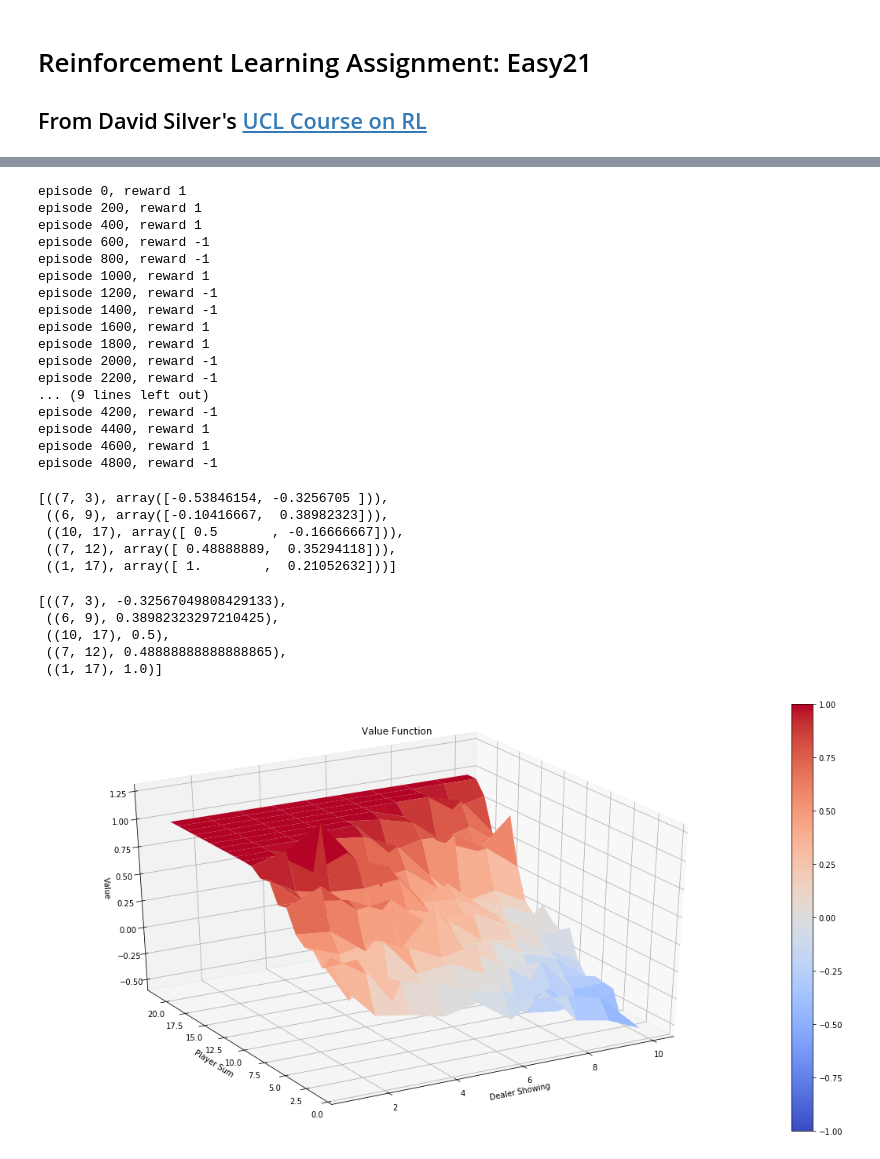
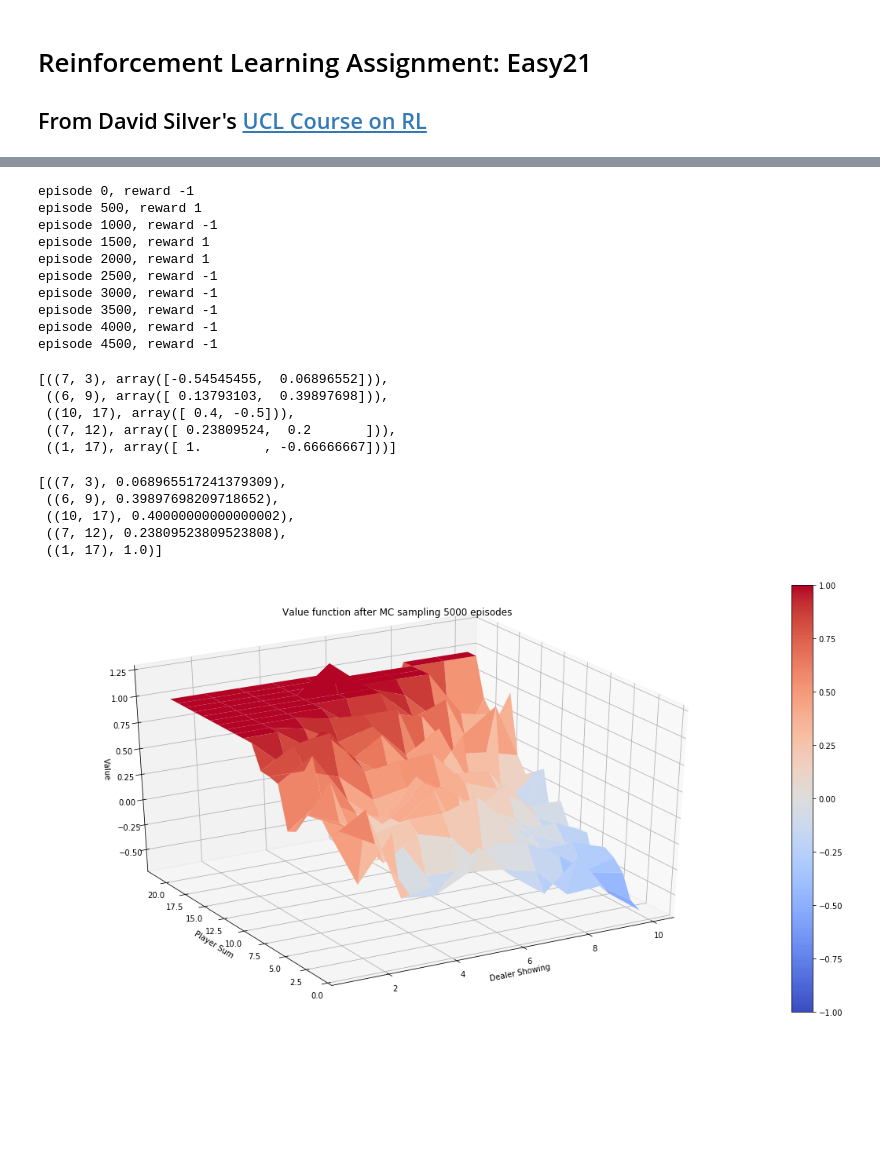
Before and after one commit to wangz10/Reinformcement-Learning, a Jupyter notebook: Easy21.ipynb, the cells around one changed output, grey strips where cells are left out. Drawn from its saved outputs; the diff is of its cells as text; code cells hidden in the pictures; blank space fills up the shorter version.

Commit message:
Updated Monte-Carlo control with different number of episodes

```diff
--- a/Easy21.ipynb
+++ b/Easy21.ipynb
@@ -125,14 +116,14 @@ def init_game():
 # %%
 Q = defaultdict(lambda: np.zeros(2, dtype=np.float))
 N_0 = 100
-# State counter N(s)
+# state counter N(s)
 N_s = Counter()
-# State-action pair counter N(s, a)
+# state-action pair counter N(s, a)
 N_s_a = Counter()
 
 def epsilon_greedy_policy(s, epsilon, Q):
     '''
-    Input state s, and epsilon,
+    Input state s, epsilon, and Q function/table
     return an array (A_probas) of probabilities corresponding to the actions.
     '''
     A_probas = (np.ones(2) / 2) * epsilon # initialize uniformly scaled by epsilon
@@ -145,27 +136,20 @@ n_episodes = 5000
 
 for i in range(n_episodes):
     s0 = init_game()
-
     t = 0
     is_terminated = False
-
-    episode = [] # (state, action, reward)
+    episode = [] # to store (state, action, reward)
     while not is_terminated:
-
         epsilon = N_0 / (N_0 + N_s[s0])
-
         A_probas = epsilon_greedy_policy(s0, epsilon, Q)
         a0 = np.random.choice([0, 1], p=A_probas)
-
         s1, r, is_terminated = step(s0, a0)
         episode.append((s0, a0, r))
-
         t += 1
         s0 = s1
 
-    if i % 200 == 0:
+    if i % 500 == 0:
         print 'episode %d, reward %d' % (i, r)
-
     # update counters after each episode
     N_s.update([s for s, _, _ in episode])
     N_s_a.update([(s,a) for s, a, _ in episode])
@@ -178,28 +162,20 @@ for i in range(n_episodes):
                                    if x[0] == s and x[1] == a)
         # rewards since the first occurance
         G = sum([r for _, _, r in episode[first_occurence_idx:]])
-
         # update Q
         alpha = 1 / N_s_a[(s, a)]
         Q[s][a] += alpha * (G - Q[s][a])
 # %% [output]
-episode 0, reward 1
-episode 200, reward 1
-episode 400, reward 1
-episode 600, reward -1
-episode 800, reward -1
-episode 1000, reward 1
-episode 1200, reward -1
-episode 1400, reward -1
-episode 1600, reward 1
-episode 1800, reward 1
-episode 2000, reward -1
-episode 2200, reward -1
-... (9 lines left out)
-episode 4200, reward -1
-episode 4400, reward 1
-episode 4600, reward 1
-episode 4800, reward -1
+episode 0, reward -1
+episode 500, reward 1
+episode 1000, reward -1
+episode 1500, reward 1
+episode 2000, reward 1
+episode 2500, reward -1
+episode 3000, reward -1
+episode 3500, reward -1
+episode 4000, reward -1
+episode 4500, reward -1
 # %%
 # convert Q to value function
 V = defaultdict(float)
@@ -209,18 +185,18 @@ for state, actions in Q.items():
 # %%
 Q.items()[:5]
 # %% [output]
-[((7, 3), array([-0.53846154, -0.3256705 ])),
- ((6, 9), array([-0.10416667,  0.38982323])),
- ((10, 17), array([ 0.5       , -0.16666667])),
- ((7, 12), array([ 0.48888889,  0.35294118])),
- ((1, 17), array([ 1.        ,  0.21052632]))]
+[((7, 3), array([-0.54545455,  0.06896552])),
+ ((6, 9), array([ 0.13793103,  0.39897698])),
+ ((10, 17), array([ 0.4, -0.5])),
+ ((7, 12), array([ 0.23809524,  0.2       ])),
+ ((1, 17), array([ 1.        , -0.66666667]))]
 # %%
 V.items()[:5]
 # %% [output]
-[((7, 3), -0.32567049808429133),
- ((6, 9), 0.38982323297210425),
- ((10, 17), 0.5),
- ((7, 12), 0.48888888888888865),
+[((7, 3), 0.068965517241379309),
+ ((6, 9), 0.39897698209718652),
+ ((10, 17), 0.40000000000000002),
+ ((7, 12), 0.23809523809523808),
  ((1, 17), 1.0)]
 # %%
 def plot_value_function(V, title="Value Function"):
@@ -253,7 +229,7 @@ def plot_value_function(V, title="Value Function"):
         plt.show()
 
     plot_surface(X, Y, Z, title)
-# %%
-plot_value_function(V)
-# %% [output]
-[figure, removed]
+# %%
+plot_value_function(V, title='Value function after MC sampling %d episodes' % n_episodes)
+# %% [output]
+[figure, added]
```
Also changed, not shown: parts of 10 cells of this notebook.
